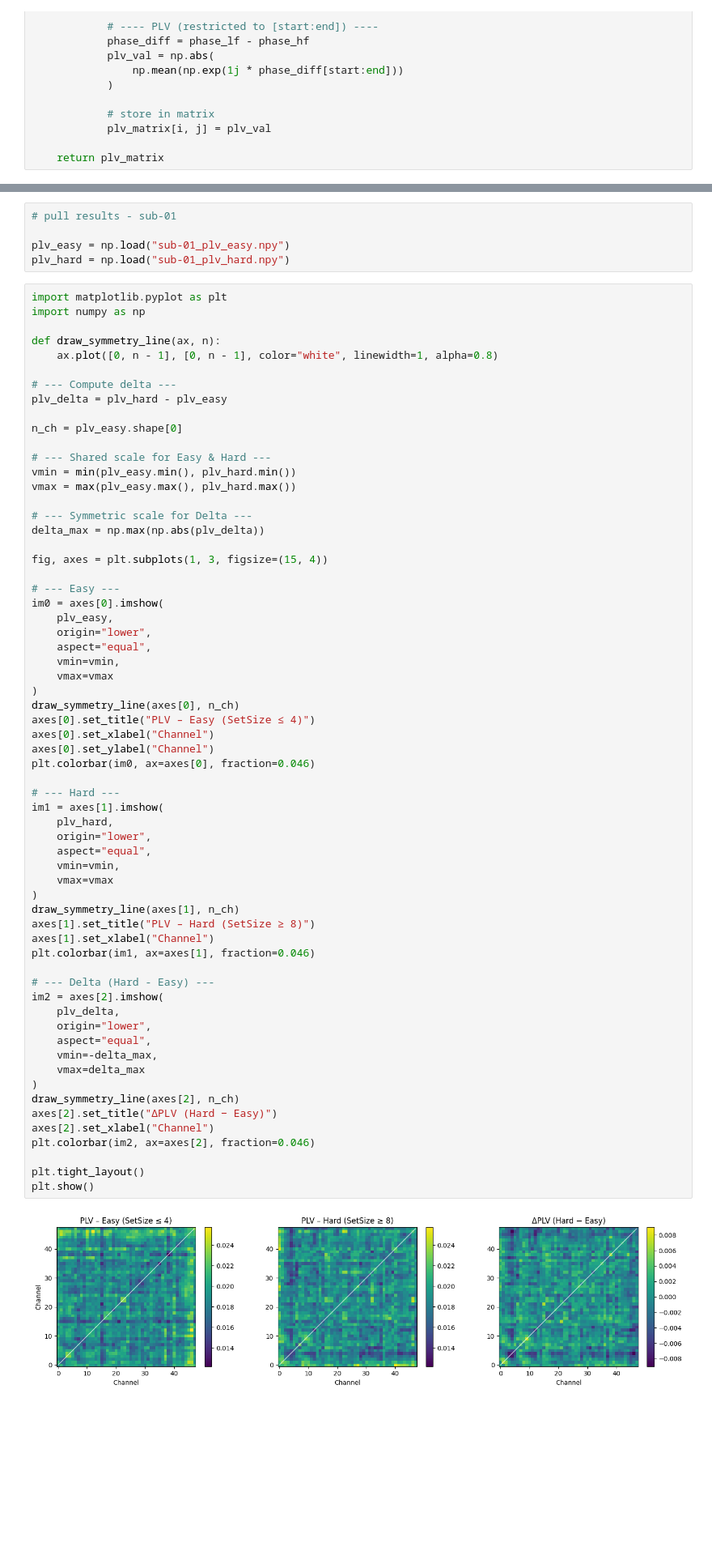
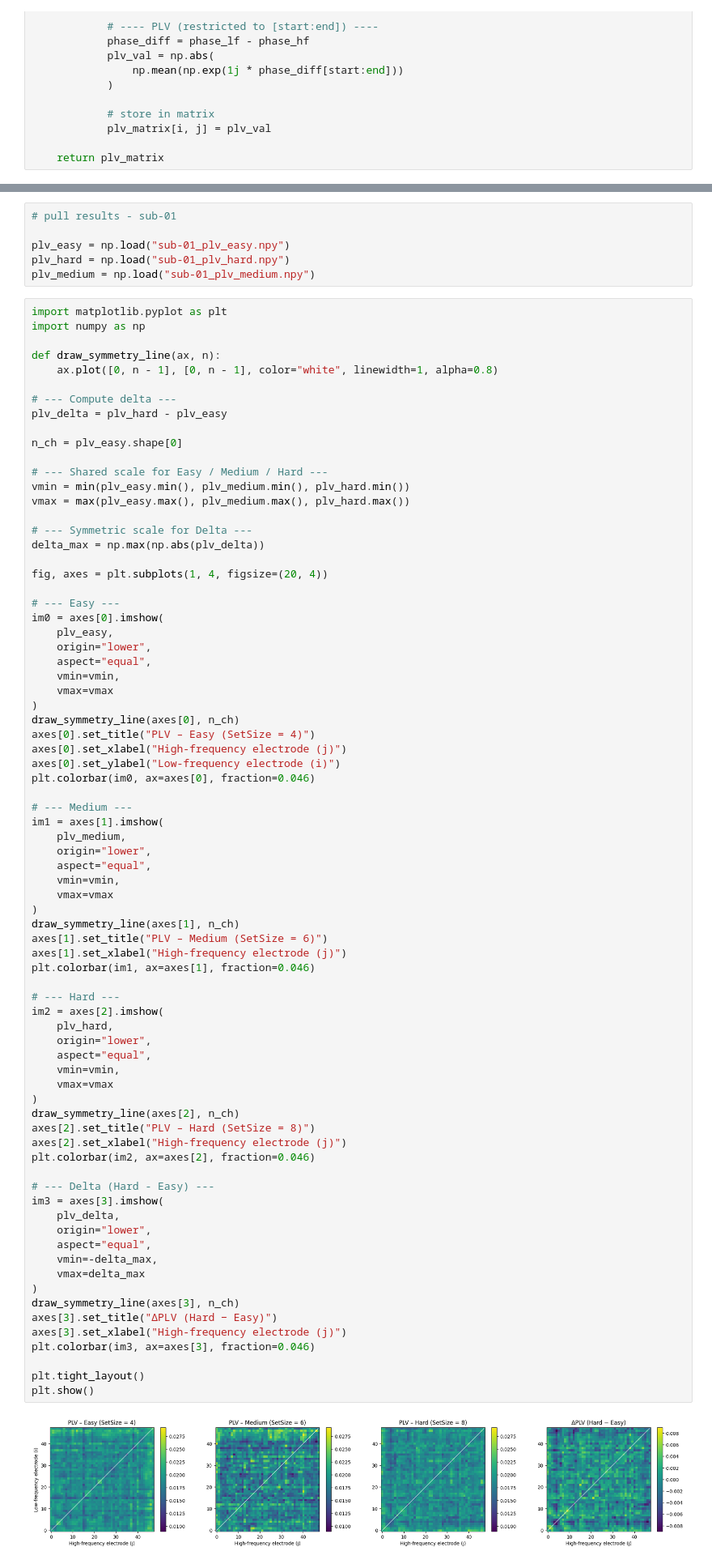
Before and after one commit to ohadgonen/plv-analysis, a Jupyter notebook: PLV/plv.ipynb, the cells around one changed output, grey strips where cells are left out. Shown at 81% size. Saved outputs shown, nothing was run; the diff lists cells and outputs as text; blank space fills up the shorter version.

```diff
--- a/PLV/plv.ipynb
+++ b/PLV/plv.ipynb
@@ -161,6 +182,7 @@ plv_hard /= len(hard_trials)
 
 plv_easy = np.load("sub-01_plv_easy.npy")
 plv_hard = np.load("sub-01_plv_hard.npy")
+plv_medium = np.load("sub-01_plv_medium.npy")
 # %%
 import matplotlib.pyplot as plt
 import numpy as np
@@ -173,59 +195,72 @@ plv_delta = plv_hard - plv_easy
 
 n_ch = plv_easy.shape[0]
 
-# --- Shared scale for Easy & Hard ---
-vmin = min(plv_easy.min(), plv_hard.min())
-vmax = max(plv_easy.max(), plv_hard.max())
+# --- Shared scale for Easy / Medium / Hard ---
+vmin = min(plv_easy.min(), plv_medium.min(), plv_hard.min())
+vmax = max(plv_easy.max(), plv_medium.max(), plv_hard.max())
 
 # --- Symmetric scale for Delta ---
 delta_max = np.max(np.abs(plv_delta))
 
-fig, axes = plt.subplots(1, 3, figsize=(15, 4))
+fig, axes = plt.subplots(1, 4, figsize=(20, 4))
 
 # --- Easy ---
 im0 = axes[0].imshow(
     plv_easy,
     origin="lower",
     aspect="equal",
     vmin=vmin,
     vmax=vmax
 )
 draw_symmetry_line(axes[0], n_ch)
-axes[0].set_title("PLV – Easy (SetSize ≤ 4)")
-axes[0].set_xlabel("Channel")
-axes[0].set_ylabel("Channel")
+axes[0].set_title("PLV – Easy (SetSize = 4)")
+axes[0].set_xlabel("High-frequency electrode (j)")
+axes[0].set_ylabel("Low-frequency electrode (i)")
 plt.colorbar(im0, ax=axes[0], fraction=0.046)
 
+# --- Medium ---
+im1 = axes[1].imshow(
+    plv_medium,
+    origin="lower",
+    aspect="equal",
+    vmin=vmin,
+    vmax=vmax
+)
+draw_symmetry_line(axes[1], n_ch)
+axes[1].set_title("PLV – Medium (SetSize = 6)")
+axes[1].set_xlabel("High-frequency electrode (j)")
+plt.colorbar(im1, ax=axes[1], fraction=0.046)
+
 # --- Hard ---
-im1 = axes[1].imshow(
+im2 = axes[2].imshow(
     plv_hard,
     origin="lower",
     aspect="equal",
     vmin=vmin,
     vmax=vmax
 )
-draw_symmetry_line(axes[1], n_ch)
-axes[1].set_title("PLV – Hard (SetSize ≥ 8)")
-axes[1].set_xlabel("Channel")
-plt.colorbar(im1, ax=axes[1], fraction=0.046)
+draw_symmetry_line(axes[2], n_ch)
+axes[2].set_title("PLV – Hard (SetSize = 8)")
+axes[2].set_xlabel("High-frequency electrode (j)")
+plt.colorbar(im2, ax=axes[2], fraction=0.046)
 
 # --- Delta (Hard - Easy) ---
-im2 = axes[2].imshow(
+im3 = axes[3].imshow(
     plv_delta,
     origin="lower",
     aspect="equal",
     vmin=-delta_max,
     vmax=delta_max
 )
-draw_symmetry_line(axes[2], n_ch)
-axes[2].set_title("ΔPLV (Hard − Easy)")
-axes[2].set_xlabel("Channel")
-plt.colorbar(im2, ax=axes[2], fraction=0.046)
+draw_symmetry_line(axes[3], n_ch)
+axes[3].set_title("ΔPLV (Hard − Easy)")
+axes[3].set_xlabel("High-frequency electrode (j)")
+plt.colorbar(im3, ax=axes[3], fraction=0.046)
 
 plt.tight_layout()
 plt.show()
 # %% [output]
-[figure, old version]
+[figure, new version]
 # %%
 # assure symmetry
 
```
Also changed, not shown: parts of 10 cells of this notebook, 20 other files.
